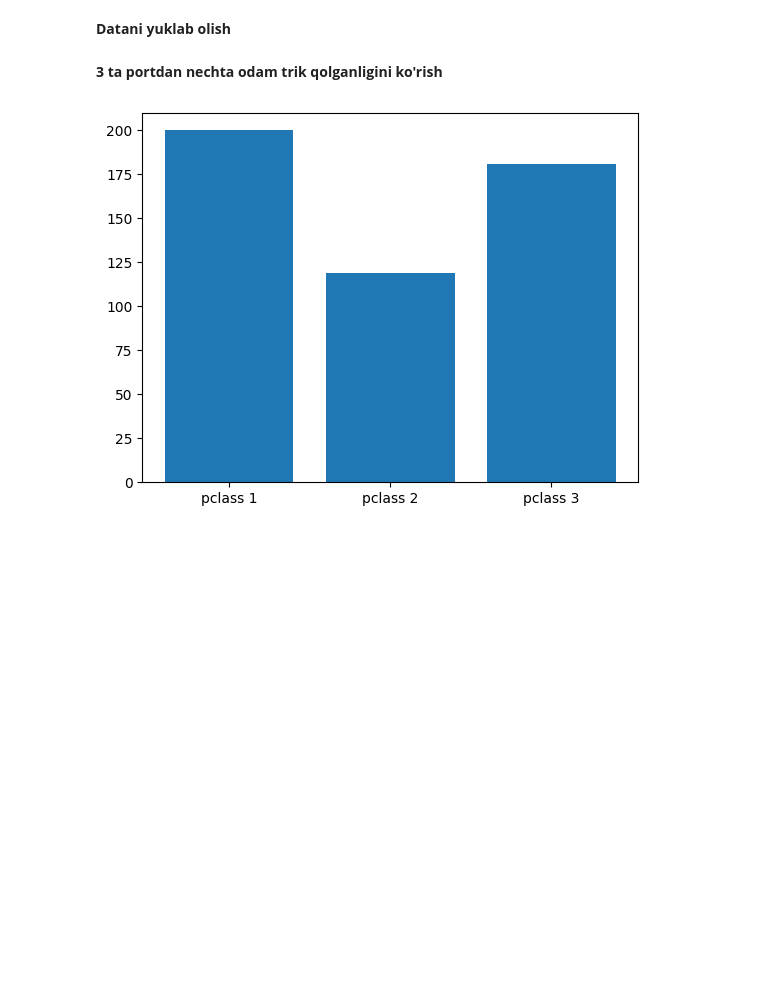
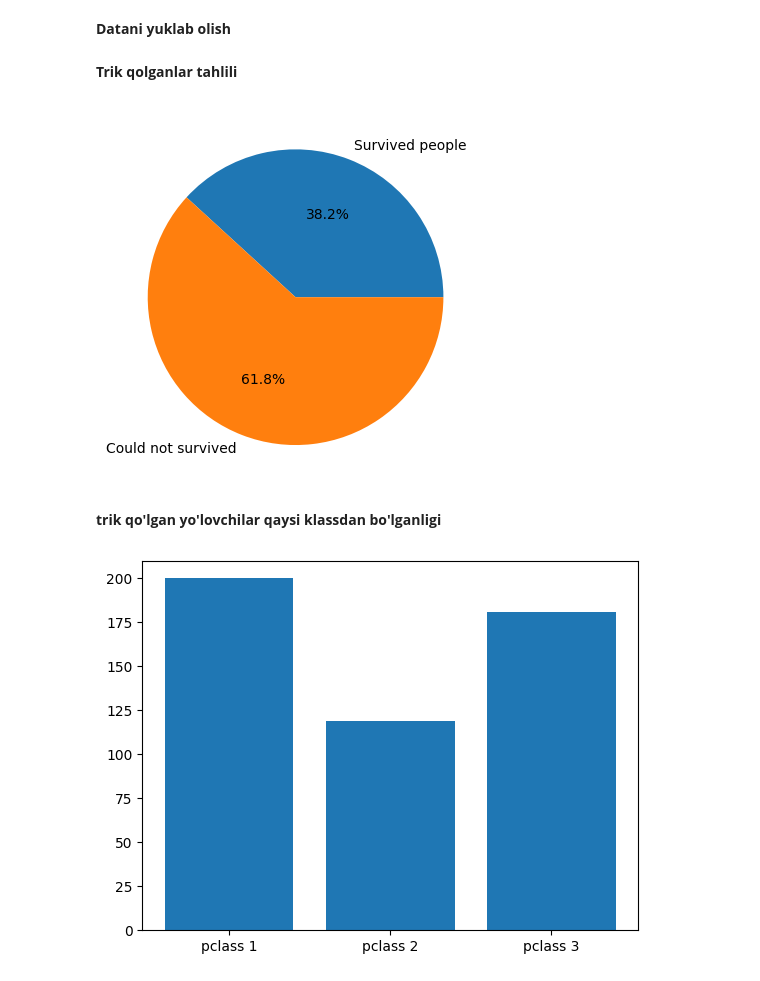
Before and after one commit to ElmurodMirzayev/Titanik_tahlil_qilish, a Jupyter notebook: main.ipynb, the cells around one changed output. Saved outputs shown, nothing was run; the diff lists cells and outputs as text; code cells hidden in the pictures; blank space fills up the shorter version.

```diff
--- a/main.ipynb
+++ b/main.ipynb
@@ -8,8 +8,27 @@ import numpy as np
 **Datani yuklab olish**
 # %%
 data = pd.read_csv("Titanic Dataset.csv")
+# %% [markdown]
+**Trik qolganlar tahlili**
+# %%
+all_people = len(data["name"])
+
+alive_people = data[data["survived"] == 1]
+alive_female = data[(data["sex"] == "female") & (data["survived"] == 1)]
+alive_male = data[(data["sex"] == "male") & (data["survived"] == 1)]
+
+
+alive_people_len = len(alive_people)
+
+alives = [alive_people_len, all_people-alive_people_len]
+labels = ["Survived people", "Could not survived"]
+
+plt.pie(alives, labels=labels, autopct='%1.1f%%')
+plt.show()
+# %% [output]
+[figure, added]
 # %% [markdown]
-**3 ta portdan nechta odam trik qolganligini ko'rish**
+**trik qo'lgan yo'lovchilar qaysi klassdan bo'lganligi**
 # %%
 alive_pclass_1 = data[(data["pclass"] == 1) & (data["survived"] == 1)]
 alive_pclass_2 = data[(data["pclass"] == 2) & (data["survived"] == 1)]
```
Also changed, not shown: parts of 4 cells of this notebook.
